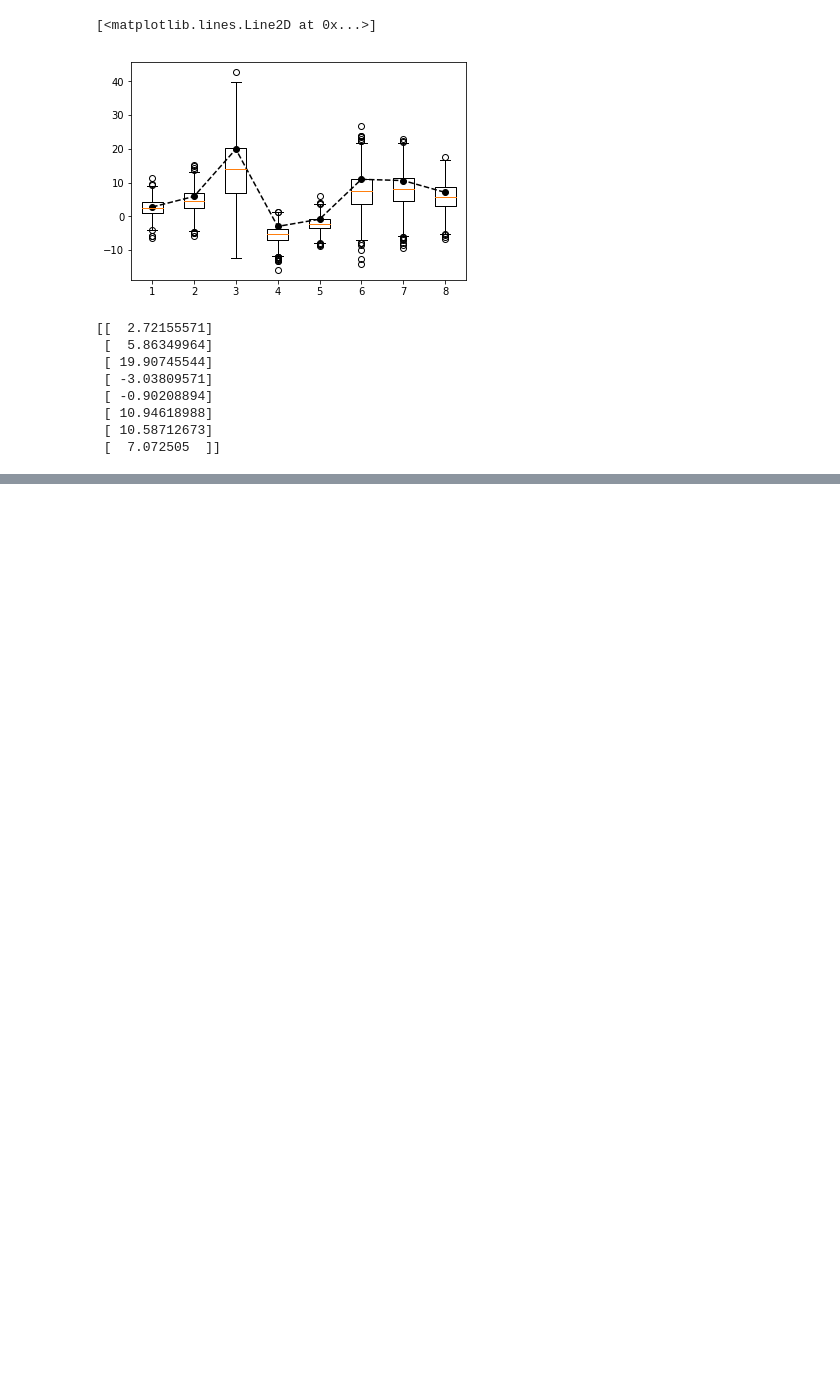
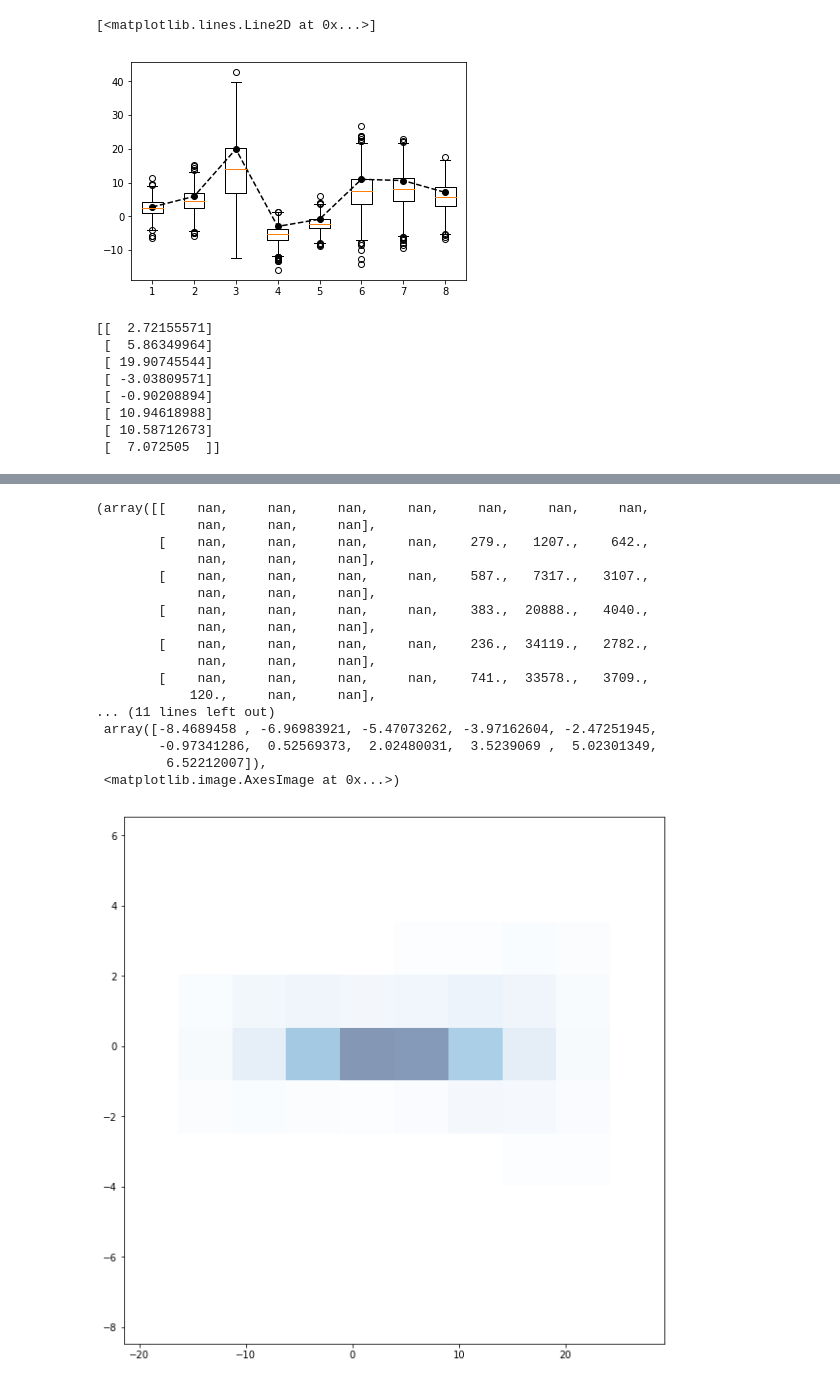
Before and after one commit to djgagne/lorenz_gan, a Jupyter notebook: notebooks/lorenz_gan_eval.ipynb, the cells around one changed output, grey strips where cells are left out. Drawn from its saved outputs; the diff is of its cells as text; code cells hidden in the pictures; blank space fills up the shorter version.

```diff
--- a/notebooks/lorenz_gan_eval.ipynb
+++ b/notebooks/lorenz_gan_eval.ipynb
@@ -424,5 +433,9 @@ print(x_vals[100000:100001,].T)
  [ 10.94618988]
  [ 10.58712673]
  [  7.072505  ]]
+# %%
+train_data = pd.read_csv("../exp/lorenz_combined_output.csv")
+# %%
+train_data["U_t"] = train_data[train_data.columns[train_data.columns.str.contains("Y")]].sum(axis=1)
 # %%
 # %% [output]
@@ -429,0 +480,22 @@ print(x_vals[100000:100001,].T)
+# %%
+plt.figure(figsize=(10, 10))
+plt.hist2d(train_data["X_t"], train_data["U_t-1"] - train_data["U_t"], cmin=100, cmap="Blues", alpha=0.5)
+# %% [output]
+(array([[    nan,     nan,     nan,     nan,     nan,     nan,     nan,
+             nan,     nan,     nan],
+        [    nan,     nan,     nan,     nan,    279.,   1207.,    642.,
+             nan,     nan,     nan],
+        [    nan,     nan,     nan,     nan,    587.,   7317.,   3107.,
+             nan,     nan,     nan],
+        [    nan,     nan,     nan,     nan,    383.,  20888.,   4040.,
+             nan,     nan,     nan],
+        [    nan,     nan,     nan,     nan,    236.,  34119.,   2782.,
+             nan,     nan,     nan],
+        [    nan,     nan,     nan,     nan,    741.,  33578.,   3709.,
+            120.,     nan,     nan],
+... (11 lines left out)
+ array([-8.4689458 , -6.96983921, -5.47073262, -3.97162604, -2.47251945,
+        -0.97341286,  0.52569373,  2.02480031,  3.5239069 ,  5.02301349,
+         6.52212007]),
+ <matplotlib.image.AxesImage at 0x...>)
+[figure, added]
```
Also changed, not shown: parts of 10 cells of this notebook, 8 other files.
